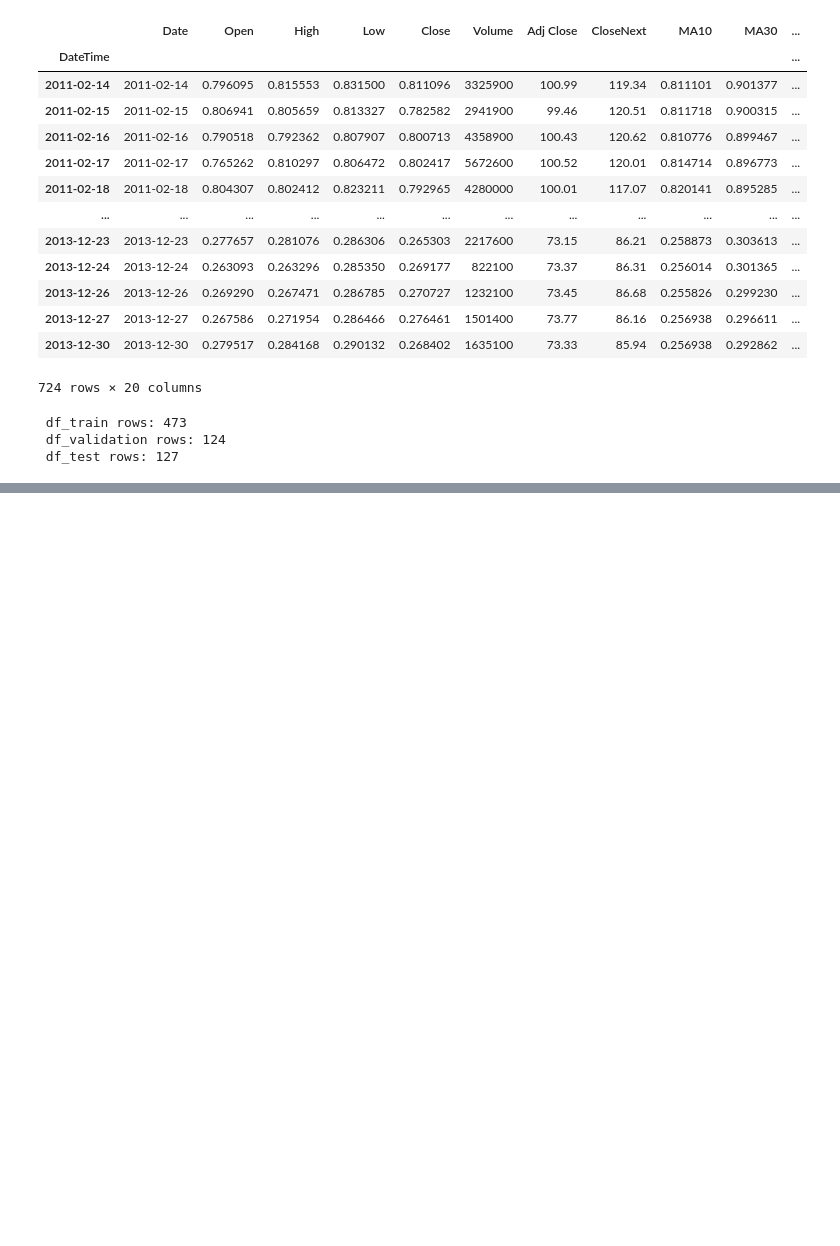
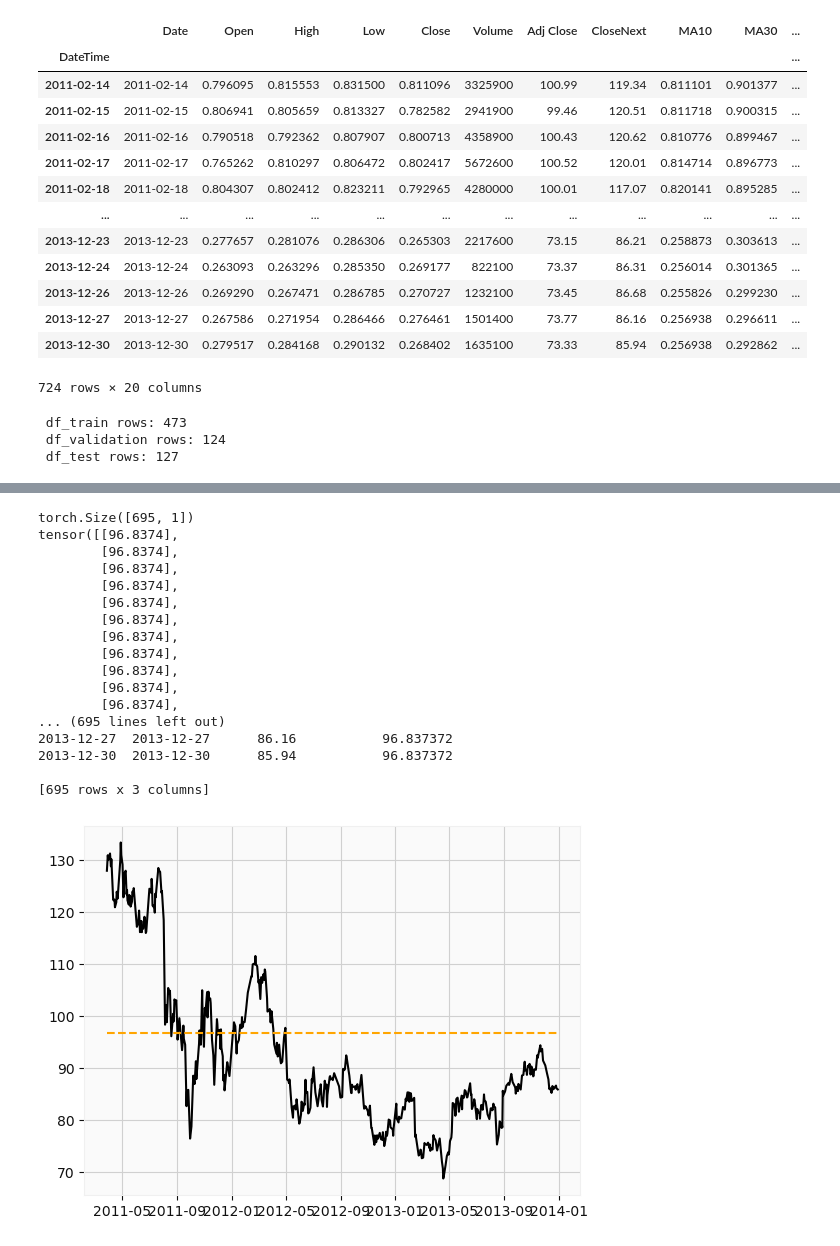
Before and after one commit to tadeohepperle/financial_technology_project2_stock_price_prediction, a Jupyter notebook: hw2_A11922105.ipynb, the cells around one changed output, grey strips where cells are left out. Cells and saved outputs as stored; diff of their text form; code cells hidden in the pictures; blank space fills up the shorter version.

```diff
--- a/hw2_A11922105.ipynb
+++ b/hw2_A11922105.ipynb
@@ -236,12 +229,16 @@ def get_training_period(df, start_index, time_steps):
 def get_batch(df, start_index, batch_size, time_steps):
     # print(f" get batch {start_index} with batch_size: {batch_size} and time_steps: {time_steps}")
     batch_tensor, target = get_training_period(df, start_index=start_index, time_steps=time_steps)
-    targets = [target]
+    targets = np.zeros((batch_size, 1))
+    targets[0,0] = target
+    j = 1
     for i in range(start_index+1, start_index+batch_size):
         # print(f"i: {i}")
         training_period_i, target = get_training_period(df, start_index=i, time_steps=time_steps)
         batch_tensor = torch.cat((batch_tensor, training_period_i), 1)
-        targets.append(target)
+        targets[j,0] = target
+        j += 1
+    targets = torch.from_numpy(targets).float()
     return batch_tensor, targets
 
 def batches_iterator(df, batch_size, time_steps):
@@ -255,8 +252,17 @@ def batches_iterator(df, batch_size, time_steps):
 
 # trying out the function
 
+def get_one_big_batch(df, time_steps):
+    batch_size = len(df)-time_steps+1
+    batch, targets = get_batch(df, 0, batch_size, time_steps)
+    return batch, targets
 
+
+print("----- test batch_iterator -----")
 for (i,(batch,targets)) in enumerate(batches_iterator(df, 50, 30)):
     print(f"batch {i+1} as size:")
     print(batch.shape)
+print("----- get_one_big_batch -----")
+batch, targets = get_one_big_batch(df, 30)
+print(batch.shape)
 # %% [output]
@@ -347,5 +306,0 @@ class Network:
-# %%
-model = Regression_RNN(15, 64)
-trainsettings = TrainSettings(BATCH_SIZE=20)
-n = Network(model, trainsettings)
-n.train_one_epoch(df)
@@ -357,0 +428,6 @@ RuntimeError: expected scalar type Float but found Double
+# %%
+model = Regression_RNN(15, 18, 1)
+trainsettings = TrainSettings(BATCH_SIZE=16, EPOCHS=20, LR=0.005)
+network_trainer = NetworkTrainer(model, trainsettings)
+network_trainer.train(df_train, df_validation, df_test)
+network = network_trainer.network
@@ -357,0 +453,22 @@ RuntimeError: expected scalar type Float but found Double
+# %%
+network_trainer = NetworkTrainer(model, trainsettings, network)
+network_trainer.predict_on_new_data_and_plot(df)
+# %% [output]
+torch.Size([695, 1])
+tensor([[96.8374],
+        [96.8374],
+        [96.8374],
+        [96.8374],
+        [96.8374],
+        [96.8374],
+        [96.8374],
+        [96.8374],
+        [96.8374],
+        [96.8374],
+        [96.8374],
+... (695 lines left out)
+2013-12-27  2013-12-27      86.16           96.837372
+2013-12-30  2013-12-30      85.94           96.837372
+
+[695 rows x 3 columns]
+[figure, added]
```
Also changed, not shown: parts of 8 cells of this notebook.
